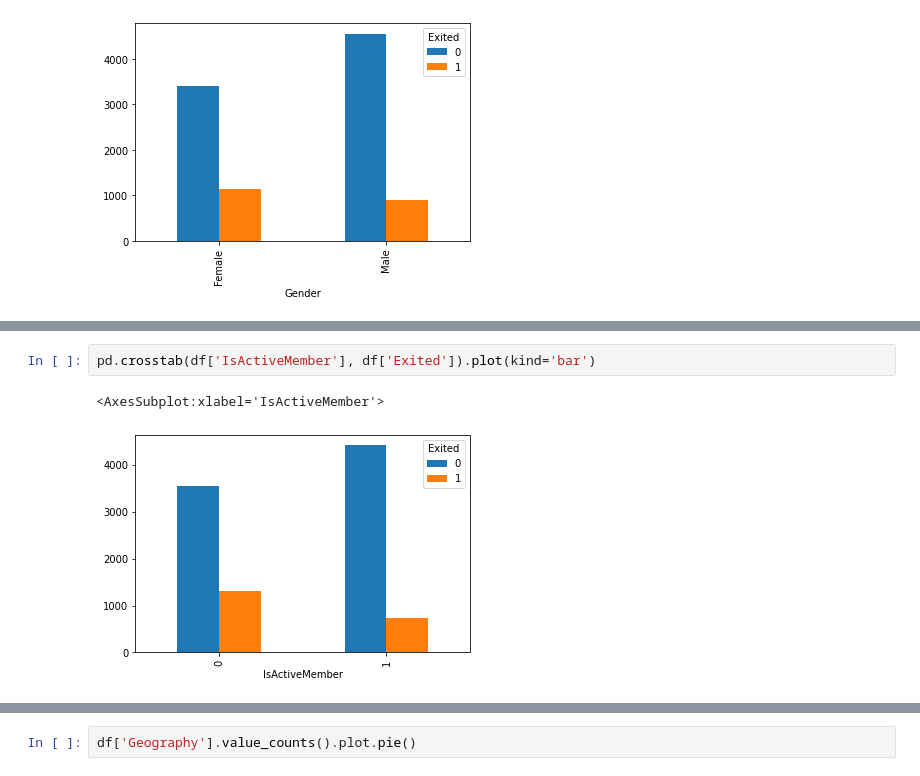
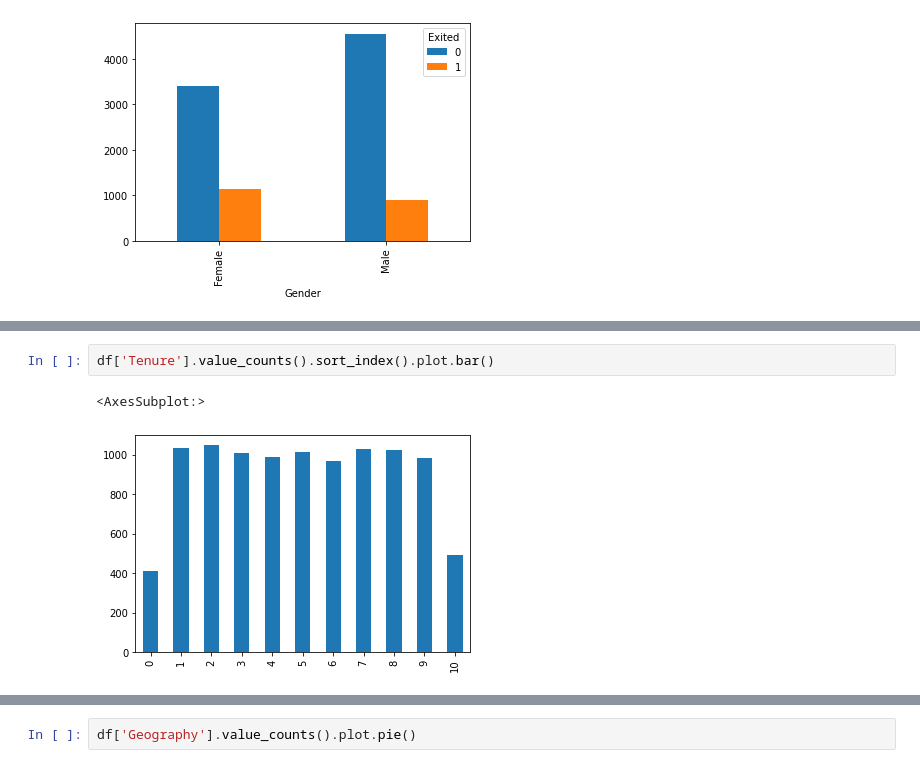
Before and after one commit to VinceTruong/Churn_Modelling, a Jupyter notebook: Vu Truong.ipynb, the cells around one changed output, grey strips where cells are left out. Drawn from its saved outputs; the diff is of its cells as text.

```diff
--- a/Vu Truong.ipynb
+++ b/Vu Truong.ipynb
@@ -201,5 +147,5 @@ pd.crosstab(df['HasCrCard'], df['Exited']).plot(kind='bar')
-# %%
-pd.crosstab(df['IsActiveMember'], df['Exited']).plot(kind='bar')
-# %% [output]
-<AxesSubplot:xlabel='IsActiveMember'>
-[figure, removed]
+# %%
+df['Tenure'].value_counts().sort_index().plot.bar()
+# %% [output]
+<AxesSubplot:>
+[figure, added]
```
Also changed, not shown: parts of 20 cells of this notebook, 1 other file.
